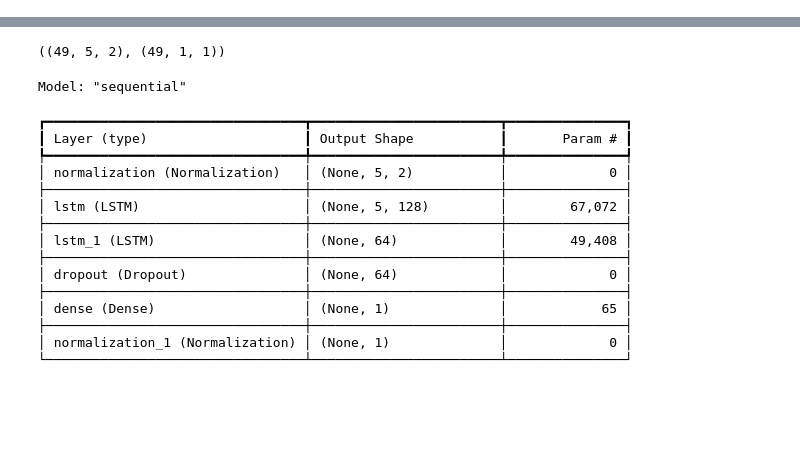
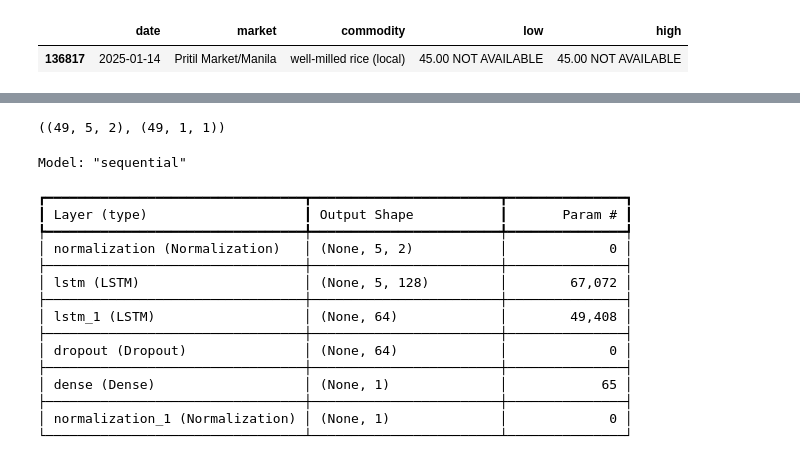
Before and after one commit to JATorres-zxc/rakk, a Jupyter notebook: forecast/ml/playground.ipynb, the cells around one changed output, grey strips where cells are left out. Saved outputs shown, nothing was run; the diff lists cells and outputs as text; code cells hidden in the pictures; blank space fills up the shorter version.

```diff
--- a/forecast/ml/playground.ipynb
+++ b/forecast/ml/playground.ipynb
@@ -48,3 +31,20 @@ df
+# %%
+import re
+
+
+def treat_doubles(s):
+    reg = re.compile(r"(\d+\.*\d*) (\d+\.*\d*)")
+    if match := reg.search(s):
+        return match.group(1)
+    return s
+
+
+murphy = df[df["market"] == "Murphy Public Market"]
+murphy[murphy["commodity"] == "galunggong"]["low"].apply(treat_doubles).values
+df[df["low"] == "45.00 NOT AVAILABLE"]
+# %% [output]
+|  | date | market | commodity | low | high |
+| 136817 | 2025-01-14 | Pritil Market/Manila | well-milled rice (local) | 45.00 NOT AVAILABLE | 45.00 NOT AVAILABLE |
 # %%
 data_by_commodities = {}
 
```
Also changed, not shown: parts of 12 cells of this notebook, 7 other files.
